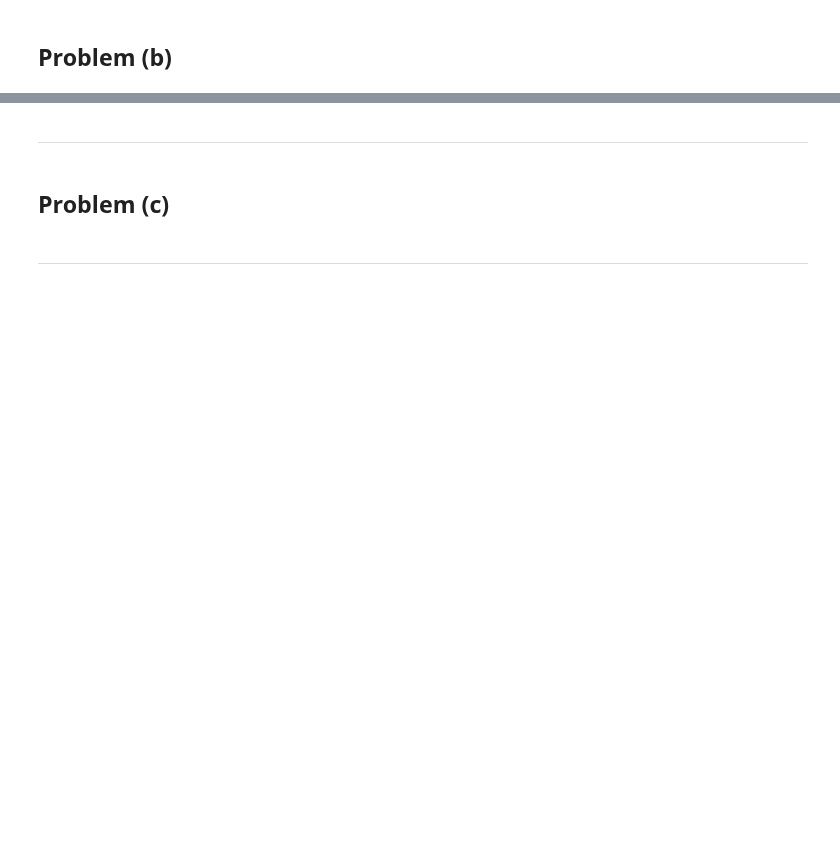
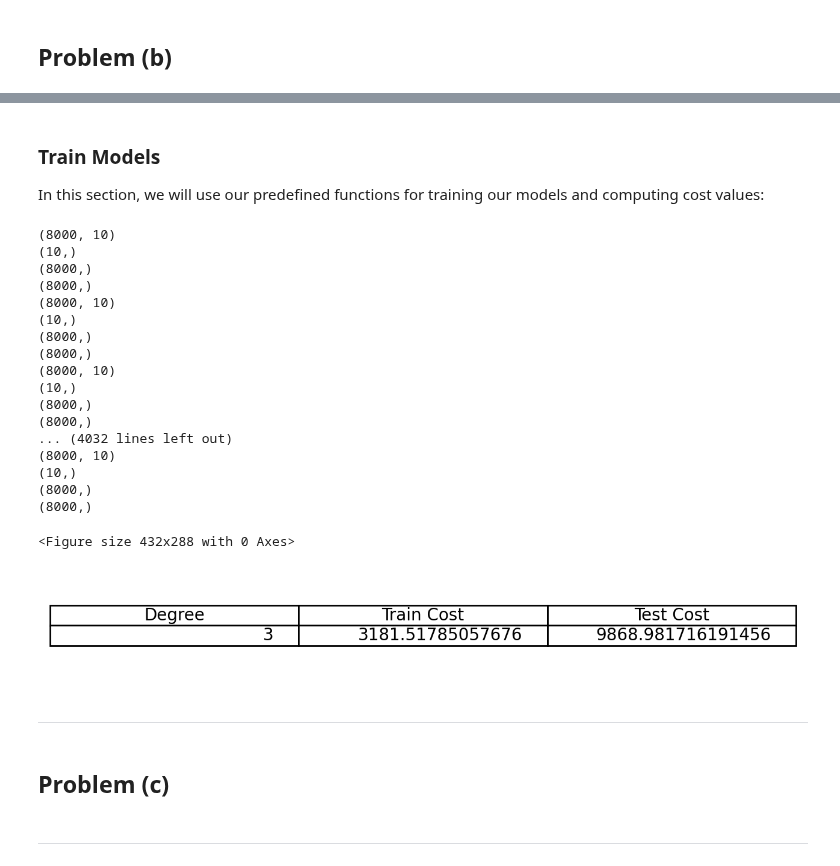
Before and after one commit to ckoliber/mlexercises, a Jupyter notebook: src/exercise1.ipynb, the cells around one changed output, grey strips where cells are left out. Saved outputs shown, nothing was run; the diff lists cells and outputs as text; code cells hidden in the pictures; blank space fills up the shorter version.

```diff
--- a/src/exercise1.ipynb
+++ b/src/exercise1.ipynb
@@ -116,3 +199,66 @@ print(cost_function(X5_Test, Y5_Test, W5))
+# %%
+def train_model(X, Y, minStepSize=0.000001, maxStepSize=15000, maxStepCount=1000, learningRate=0.001):
+    W = np.zeros(len(X[0]))
+
+    for _ in range(0, maxStepCount):
+        gradient = gradient_function(X, Y, W)
+
+        step = learningRate * gradient
+
+        if np.linalg.norm(step) < minStepSize:
+            break
+
+        if np.linalg.norm(step) > maxStepSize:
+            x = np.linalg.norm(step)
+            return train_model(X, Y, minStepSize, maxStepSize, maxStepCount, learningRate/10)
+
+        W = W - step
+
+    return W
+# %% [markdown]
+### Train Models
+
+In this section, we will use our predefined functions for training our models and computing cost values:
+# %%
+degrees = range(3, 5, 2)
+costs = []
+histories = []
+
+for degree in degrees:
+    W = train_model(features_matrix([x1, x2], degree).T, y)
+    costs.append([
+        degree,
+        cost_function(features_matrix([x1, x2], degree).T, y, W),
+        cost_function(features_matrix([x1_test, x2_test], degree).T, y_test, W)
+    ])
+    # histories.append(WHistory)
+
+plt.figure()
+
+plt.figure(figsize=(8, 1), dpi=200)
+plt.axis('off')
+plt.table(cellText=costs, colLabels=["Degree", "Train Cost", "Test Cost"], loc='center')
+plt.show()
+# %% [output]
+(8000, 10)
+(10,)
+(8000,)
+(8000,)
+(8000, 10)
+(10,)
+(8000,)
+(8000,)
+(8000, 10)
+(10,)
+(8000,)
+(8000,)
+... (4032 lines left out)
+(8000, 10)
+(10,)
+(8000,)
+(8000,)
+<Figure size 432x288 with 0 Axes>
+[figure, added]
 # %% [markdown]
 ---
 # %% [markdown]
```
Also changed, not shown: parts of 15 cells of this notebook.
